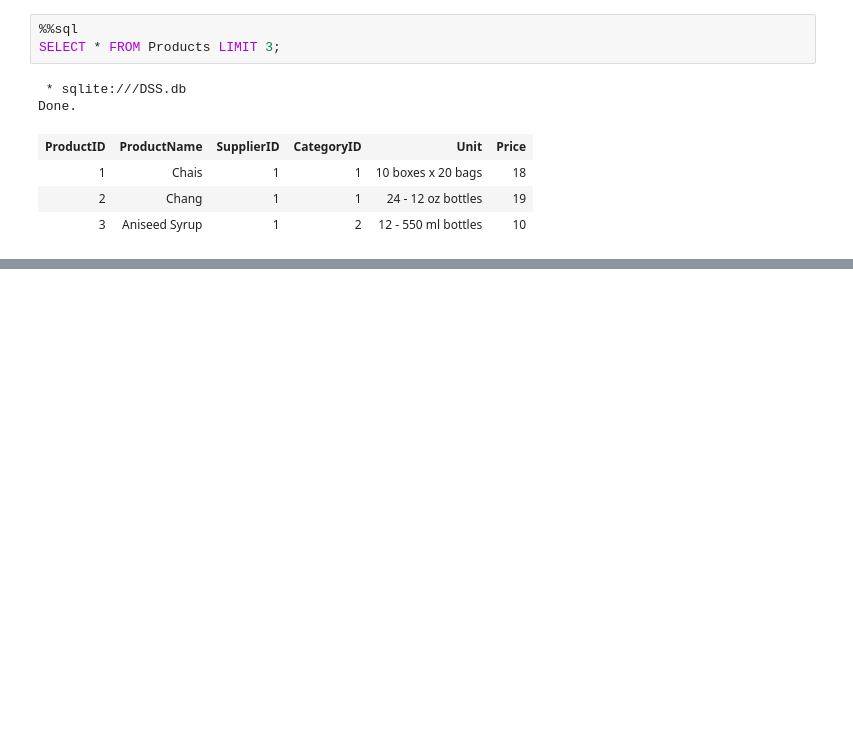
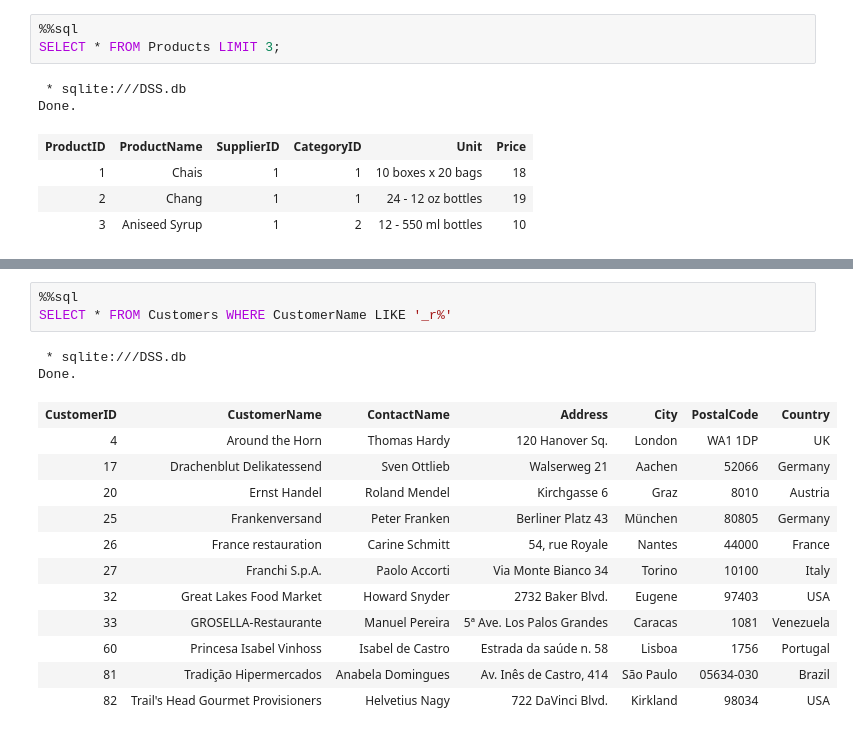
Before and after one commit to matahmet/Scribbles, a Jupyter notebook: sql_lite_app/SQLite_Connection.ipynb, the cells around one changed output, grey strips where cells are left out. Saved outputs shown, nothing was run; the diff lists cells and outputs as text; blank space fills up the shorter version.

```diff
--- a/sql_lite_app/SQLite_Connection.ipynb
+++ b/sql_lite_app/SQLite_Connection.ipynb
@@ -45,0 +275,18 @@ Done.
+# %%
+%%sql
+SELECT * FROM Customers WHERE CustomerName LIKE '_r%'
+# %% [output]
+ * sqlite:///DSS.db
+Done.
+| CustomerID | CustomerName | ContactName | Address | City | PostalCode | Country |
+| 4 | Around the Horn | Thomas Hardy | 120 Hanover Sq. | London | WA1 1DP | UK |
+| 17 | Drachenblut Delikatessend | Sven Ottlieb | Walserweg 21 | Aachen | 52066 | Germany |
+| 20 | Ernst Handel | Roland Mendel | Kirchgasse 6 | Graz | 8010 | Austria |
+| 25 | Frankenversand | Peter Franken | Berliner Platz 43 | München | 80805 | Germany |
+| 26 | France restauration | Carine Schmitt | 54, rue Royale | Nantes | 44000 | France |
+| 27 | Franchi S.p.A. | Paolo Accorti | Via Monte Bianco 34 | Torino | 10100 | Italy |
+| 32 | Great Lakes Food Market | Howard Snyder | 2732 Baker Blvd. | Eugene | 97403 | USA |
+| 33 | GROSELLA-Restaurante | Manuel Pereira | 5ª Ave. Los Palos Grandes | Caracas | 1081 | Venezuela |
+| 60 | Princesa Isabel Vinhoss | Isabel de Castro | Estrada da saúde n. 58 | Lisboa | 1756 | Portugal |
+| 81 | Tradição Hipermercados | Anabela Domingues | Av. Inês de Castro, 414 | São Paulo | 05634-030 | Brazil |
+| 82 | Trail's Head Gourmet Provisioners | Helvetius Nagy | 722 DaVinci Blvd. | Kirkland | 98034 | USA |
```
Also changed, not shown: parts of 26 cells of this notebook, 2 other files.
